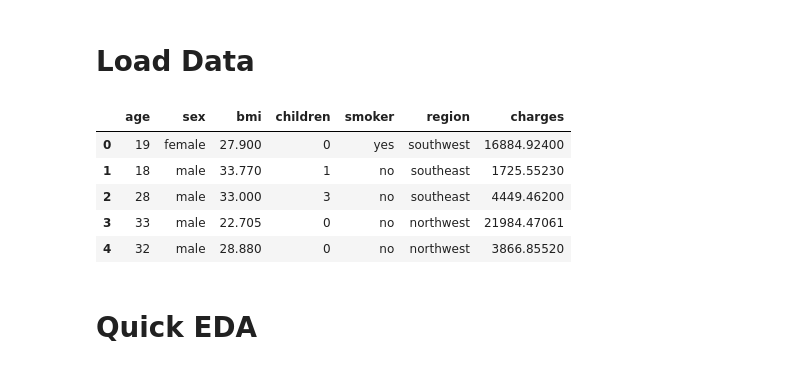
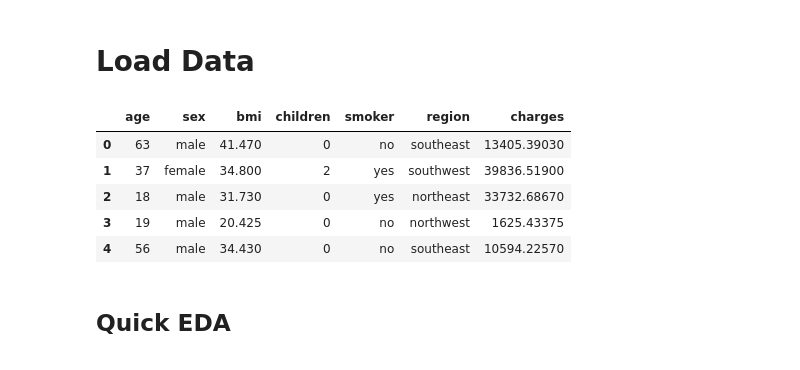
Before and after one commit to delfosgz/aoutgluon-mlflow-integration, a Jupyter notebook: training.ipynb, the cells around one changed output. Cells and saved outputs as stored; diff of their text form; code cells hidden in the pictures.

```diff
--- a/training.ipynb
+++ b/training.ipynb
@@ -43,18 +48,18 @@ display(init_values)
  'autogluon_path': './charges_autogluon/medium_quality'}
 # %% [markdown]
 # Load Data
-# %%
-# Download data from KaggleHub
-path = kagglehub.dataset_download("mirichoi0218/insurance")
-df = pd.read_csv(path + "/insurance.csv")
-df.head()
-# %% [output]
-|  | age | sex | bmi | children | smoker | region | charges |
-| 0 | 19 | female | 27.900 | 0 | yes | southwest | 16884.92400 |
-| 1 | 18 | male | 33.770 | 1 | no | southeast | 1725.55230 |
-| 2 | 28 | male | 33.000 | 3 | no | southeast | 4449.46200 |
-| 3 | 33 | male | 22.705 | 0 | no | northwest | 21984.47061 |
-| 4 | 32 | male | 28.880 | 0 | no | northwest | 3866.85520 |
+# %%
+# read data
+train_df = pd.read_csv('data/train.csv')
+tets_df = pd.read_csv('data/test.csv')
+train_df.head()
+# %% [output]
+|  | age | sex | bmi | children | smoker | region | charges |
+| 0 | 63 | male | 41.470 | 0 | no | southeast | 13405.39030 |
+| 1 | 37 | female | 34.800 | 2 | yes | southwest | 39836.51900 |
+| 2 | 18 | male | 31.730 | 0 | yes | northeast | 33732.68670 |
+| 3 | 19 | male | 20.425 | 0 | no | northwest | 1625.43375 |
+| 4 | 56 | male | 34.430 | 0 | no | southeast | 10594.22570 |
 # %% [markdown]
-# Quick EDA
+## Quick EDA
 # %%
```
Also changed, not shown: parts of 8 cells of this notebook, 41 other files.
